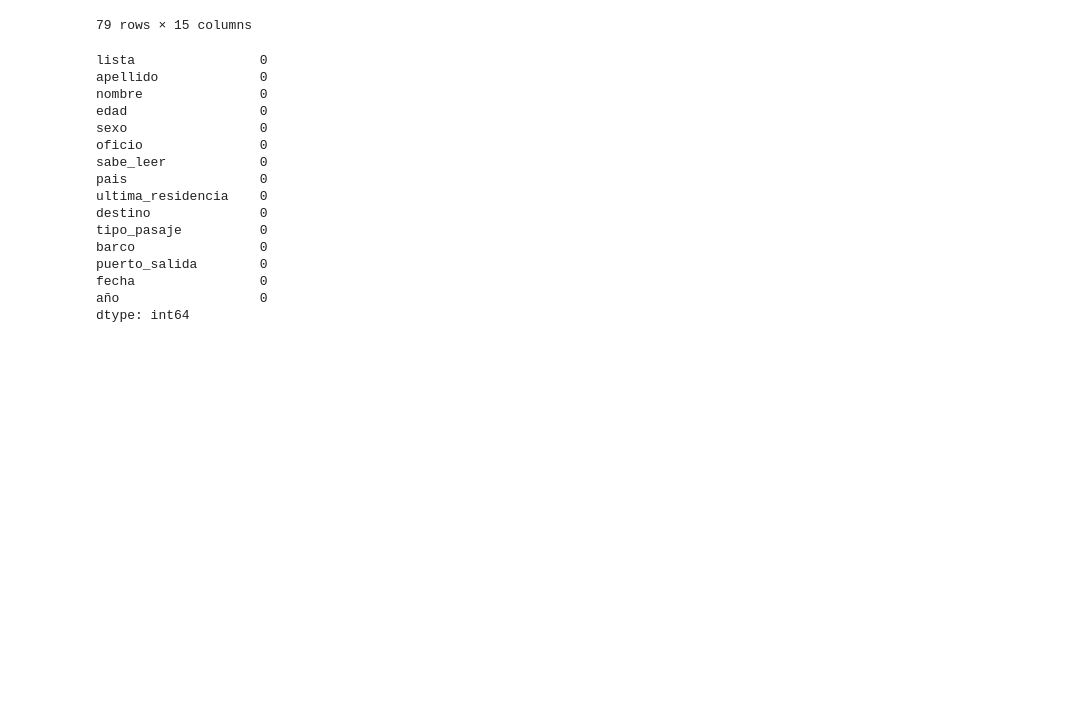
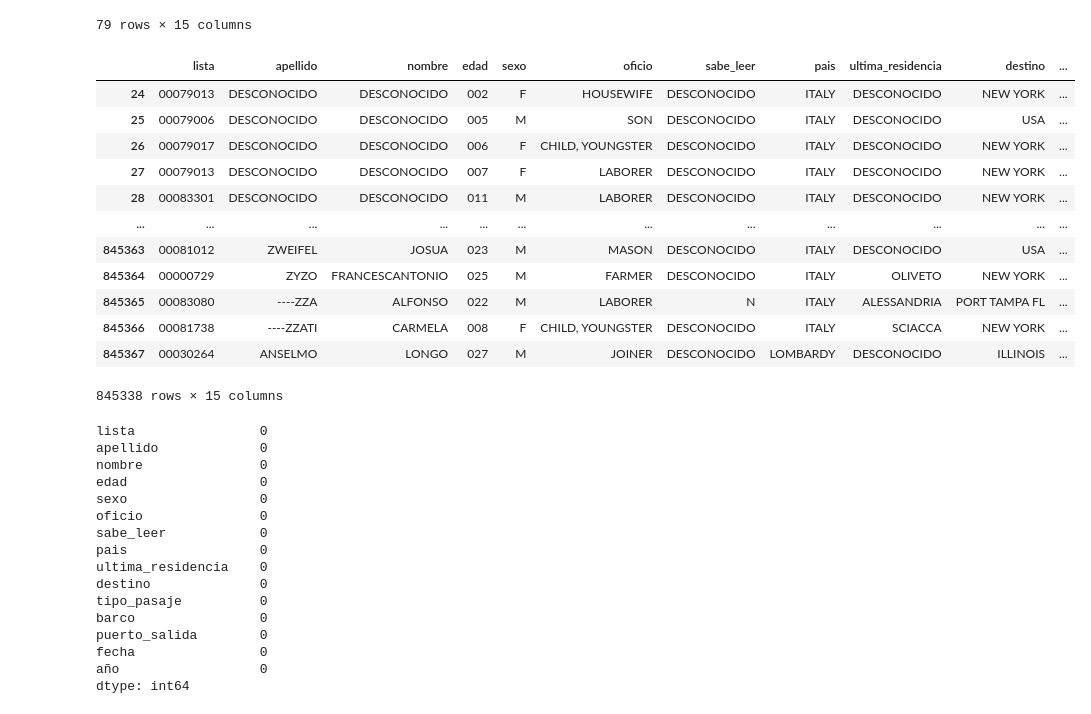
Before and after one commit to francosalazarb183/Proyecto-Inmigration, a Jupyter notebook: proyecto1.ipynb, the cells around one changed output. Saved outputs shown, nothing was run; the diff lists cells and outputs as text; code cells hidden in the pictures; blank space fills up the shorter version.

Commit message:
EDA: Ultima version actualizada

```diff
--- a/proyecto1.ipynb
+++ b/proyecto1.ipynb
@@ -398,6 +398,23 @@ datos[datos['nombre'].isna()] # Aca quiera ver cual eran los valores NaN.
 | 839109 | 00079005 | ZANGHERE | NaN | 038 | M | HARDWARE MERCHANT | U | ITALY | U | NEW YORK | ... |
 | 843533 | 00079005 | ZOLA | NaN | 034 | M | OPERA MANAGER | U | ITALY | U | NEW YORK | ... |
 79 rows × 15 columns
+# %%
+datos= datos.replace("U","DESCONOCIDO")
+datos
+# %% [output]
+|  | lista | apellido | nombre | edad | sexo | oficio | sabe_leer | pais | ultima_residencia | destino | ... |
+| 24 | 00079013 | DESCONOCIDO | DESCONOCIDO | 002 | F | HOUSEWIFE | DESCONOCIDO | ITALY | DESCONOCIDO | NEW YORK | ... |
+| 25 | 00079006 | DESCONOCIDO | DESCONOCIDO | 005 | M | SON | DESCONOCIDO | ITALY | DESCONOCIDO | USA | ... |
+| 26 | 00079017 | DESCONOCIDO | DESCONOCIDO | 006 | F | CHILD, YOUNGSTER | DESCONOCIDO | ITALY | DESCONOCIDO | NEW YORK | ... |
+| 27 | 00079013 | DESCONOCIDO | DESCONOCIDO | 007 | F | LABORER | DESCONOCIDO | ITALY | DESCONOCIDO | NEW YORK | ... |
+| 28 | 00083301 | DESCONOCIDO | DESCONOCIDO | 011 | M | LABORER | DESCONOCIDO | ITALY | DESCONOCIDO | NEW YORK | ... |
+| ... | ... | ... | ... | ... | ... | ... | ... | ... | ... | ... | ... |
+| 845363 | 00081012 | ZWEIFEL | JOSUA | 023 | M | MASON | DESCONOCIDO | ITALY | DESCONOCIDO | USA | ... |
+| 845364 | 00000729 | ZYZO | FRANCESCANTONIO | 025 | M | FARMER | DESCONOCIDO | ITALY | OLIVETO | NEW YORK | ... |
+| 845365 | 00083080 | ----ZZA | ALFONSO | 022 | M | LABORER | N | ITALY | ALESSANDRIA | PORT TAMPA FL | ... |
+| 845366 | 00081738 | ----ZZATI | CARMELA | 008 | F | CHILD, YOUNGSTER | DESCONOCIDO | ITALY | SCIACCA | NEW YORK | ... |
+| 845367 | 00030264 | ANSELMO | LONGO | 027 | M | JOINER | DESCONOCIDO | LOMBARDY | DESCONOCIDO | ILLINOIS | ... |
+845338 rows × 15 columns
 # %%
 # Relleno los nulos restantes con "DESCONOCIDO", asi dejo todo en 0.
 columnas_con_nulos = ["nombre", "sabe_leer", "ultima_residencia", "tipo_pasaje"]
```
Also changed, not shown: parts of 14 cells of this notebook.
